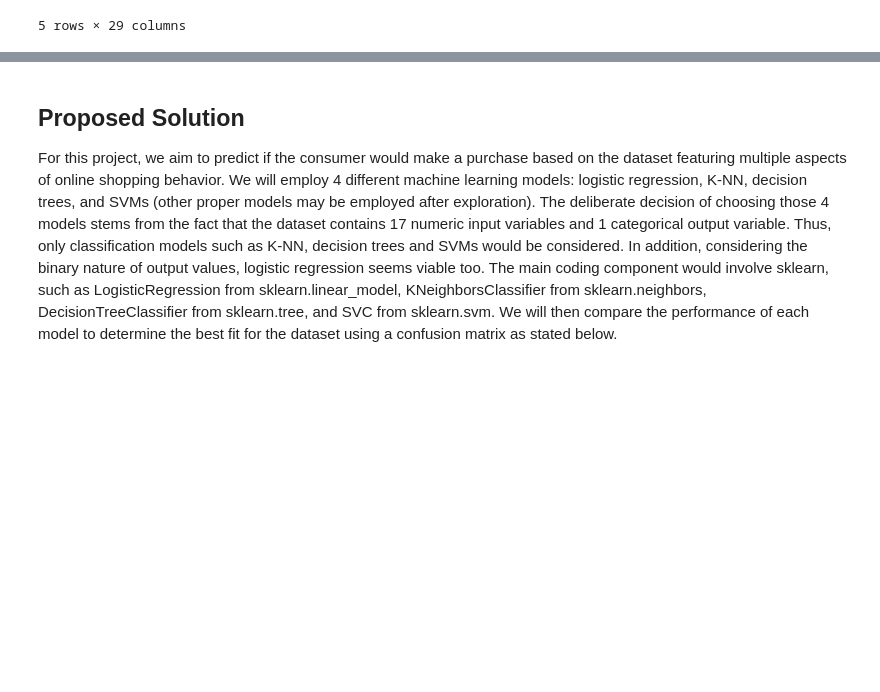
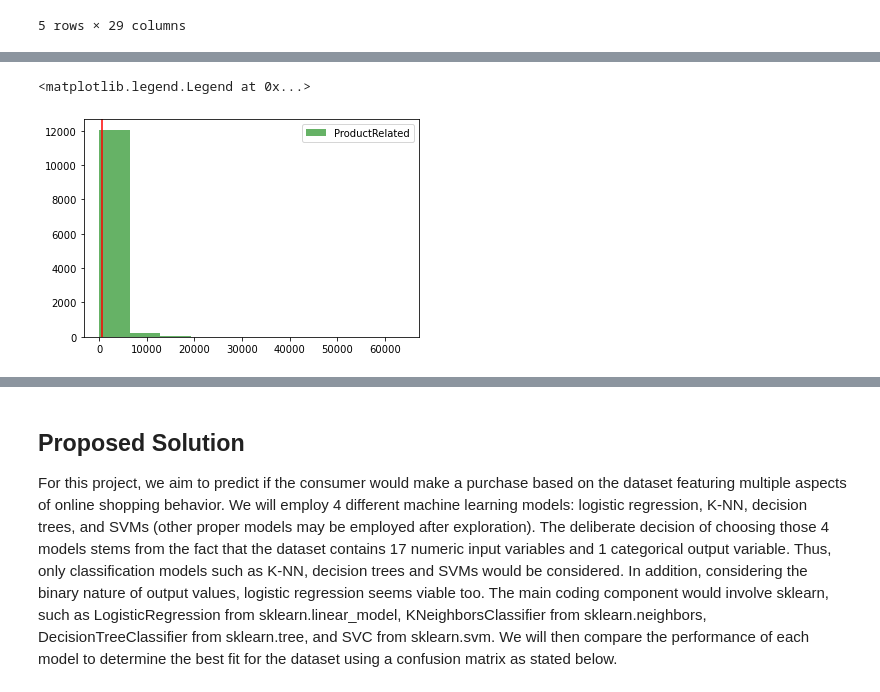
Before and after one commit to COGS118A/Group014-Sp22, a Jupyter notebook: Checkpoint-Group014-Sp22.ipynb, the cells around one changed output, grey strips where cells are left out. Drawn from its saved outputs; the diff is of its cells as text; code cells hidden in the pictures; blank space fills up the shorter version.

```diff
--- a/Checkpoint-Group014-Sp22.ipynb
+++ b/Checkpoint-Group014-Sp22.ipynb
@@ -158,0 +216,7 @@ df.head()
+# %%
+plt.hist(df['ProductRelated_Duration'],alpha = 0.6,label = "ProductRelated",color = 'g')
+plt.axvline(x = duration_count3, color = 'r') # red line indicating the median value
+plt.legend()
+# %% [output]
+<matplotlib.legend.Legend at 0x...>
+[figure, added]
```
Also changed, not shown: parts of 22 cells of this notebook.
